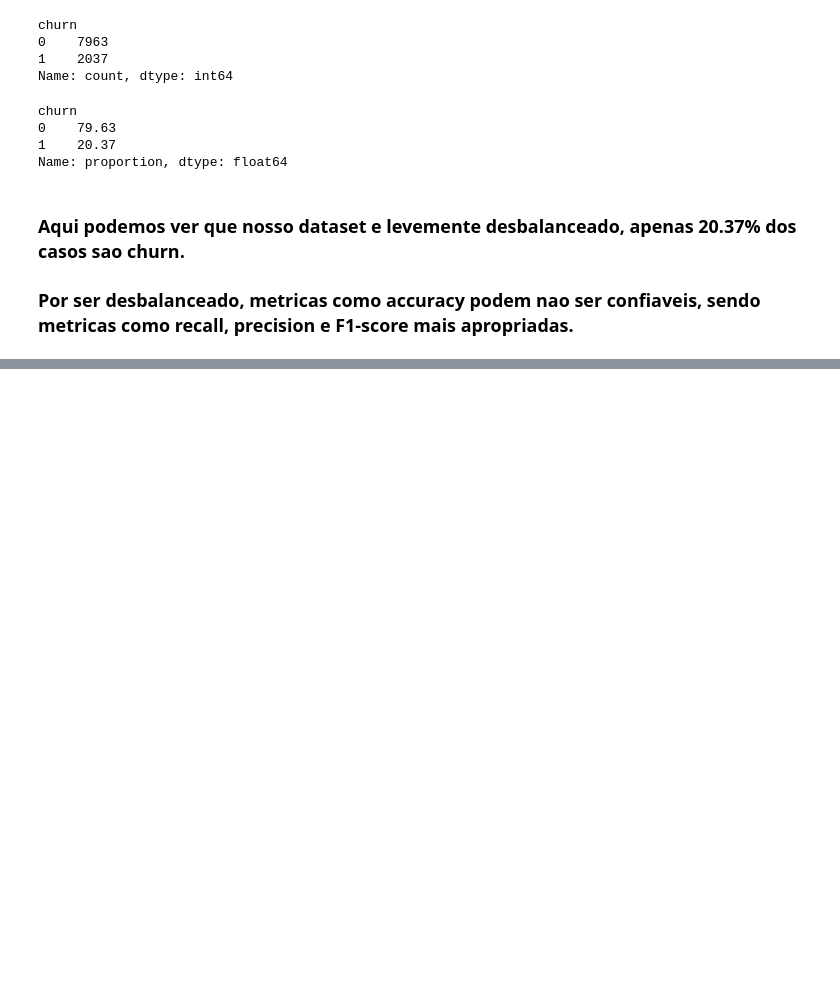
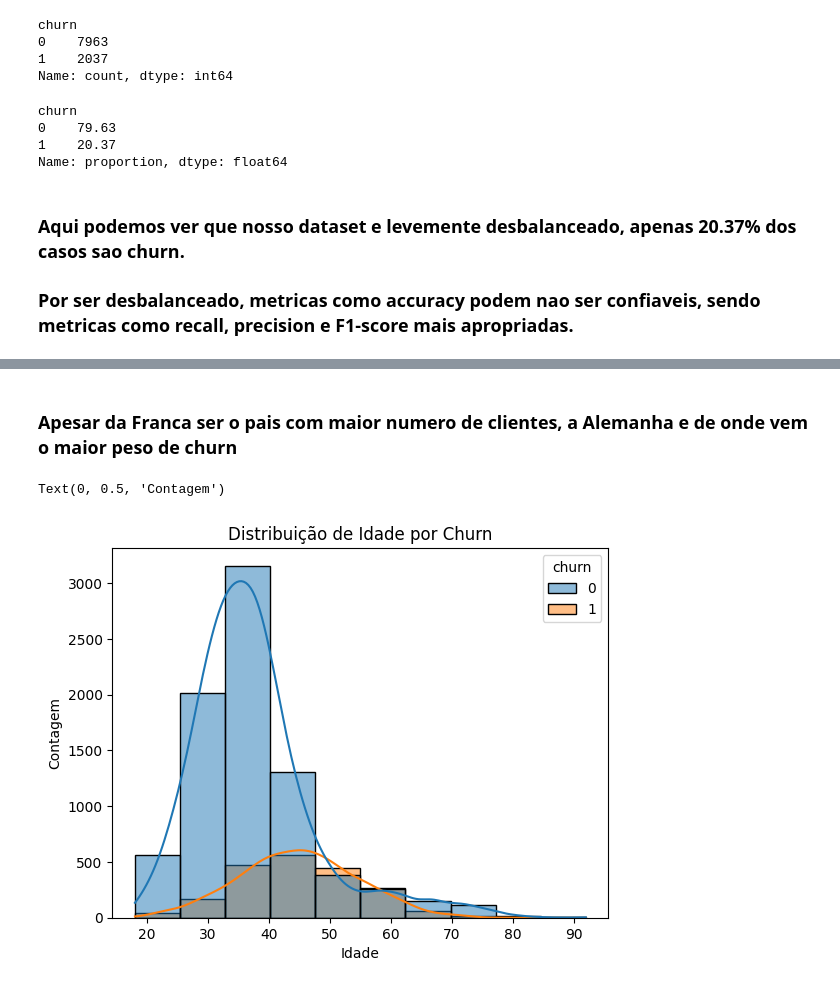
Before and after one commit to ReCroffi/bank-churn-prediction, a Jupyter notebook: notebooks/01_eda.ipynb, the cells around one changed output, grey strips where cells are left out. Saved outputs shown, nothing was run; the diff lists cells and outputs as text; code cells hidden in the pictures; blank space fills up the shorter version.

```diff
--- a/notebooks/01_eda.ipynb
+++ b/notebooks/01_eda.ipynb
@@ -62,0 +94,10 @@ Name: proportion, dtype: float64
+# %% [markdown]
+### Apesar da Franca ser o pais com maior numero de clientes, a Alemanha e de onde vem o maior peso de churn
+# %%
+sns.histplot(data=df, x="age", hue="churn", bins=10, kde=True)
+plt.title("Distribuição de Idade por Churn")
+plt.xlabel("Idade")
+plt.ylabel("Contagem")
+# %% [output]
+Text(0, 0.5, 'Contagem')
+[figure, added]
```
Also changed, not shown: parts of 11 cells of this notebook.
